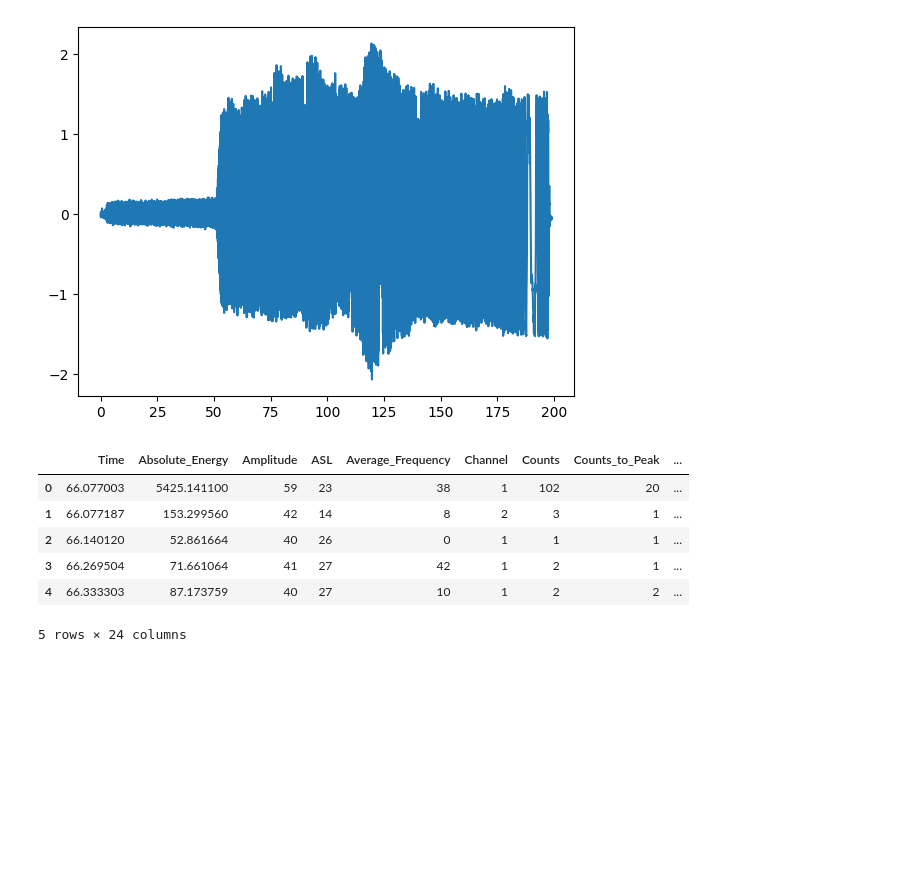
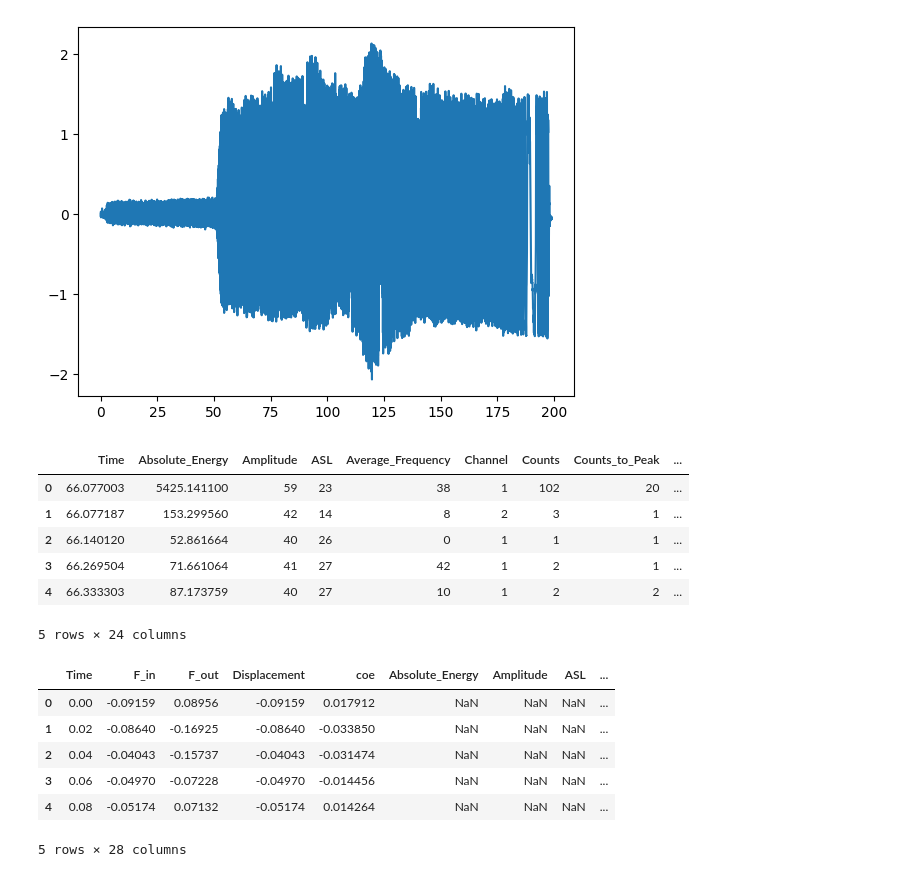
Before and after one commit to buy0range/code_internship, a Jupyter notebook: merge_data.ipynb, the cells around one changed output. Saved outputs shown, nothing was run; the diff lists cells and outputs as text; code cells hidden in the pictures; blank space fills up the shorter version.

Commit message:
finish merge

```diff
--- a/1.ipynb
+++ b/merge_data.ipynb
@@ -45,3 +45,14 @@ df2.head()
 | 3 | 66.269504 | 71.661064 | 41 | 27 | 42 | 1 | 2 | 1 | ... |
 | 4 | 66.333303 | 87.173759 | 40 | 27 | 10 | 1 | 2 | 2 | ... |
 5 rows × 24 columns
+# %%
+df3 = pd.merge(df1, df2, on='Time', how = 'outer')
+df3.head()
+# %% [output]
+|  | Time | F_in | F_out | Displacement | coe | Absolute_Energy | Amplitude | ASL | ... |
+| 0 | 0.00 | -0.09159 | 0.08956 | -0.09159 | 0.017912 | NaN | NaN | NaN | ... |
+| 1 | 0.02 | -0.08640 | -0.16925 | -0.08640 | -0.033850 | NaN | NaN | NaN | ... |
+| 2 | 0.04 | -0.04043 | -0.15737 | -0.04043 | -0.031474 | NaN | NaN | NaN | ... |
+| 3 | 0.06 | -0.04970 | -0.07228 | -0.04970 | -0.014456 | NaN | NaN | NaN | ... |
+| 4 | 0.08 | -0.05174 | 0.07132 | -0.05174 | 0.014264 | NaN | NaN | NaN | ... |
+5 rows × 28 columns
```
Also changed, not shown: parts of 5 cells of this notebook, 2 other files.
